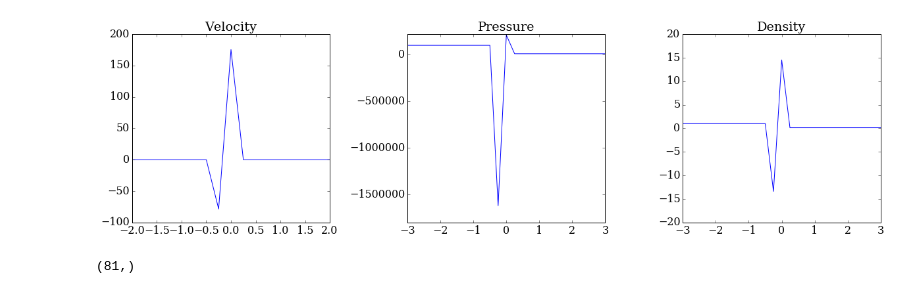
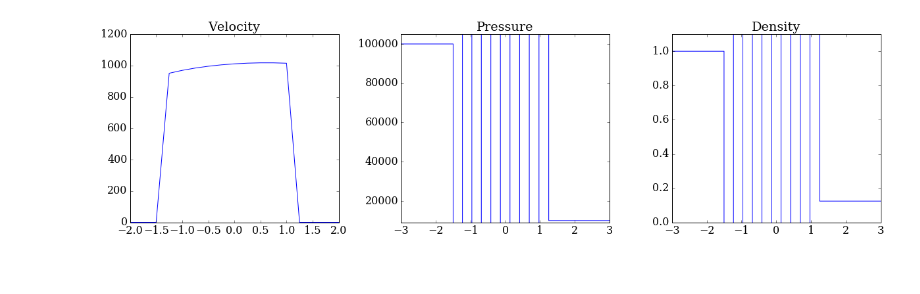
Before and after one commit to morrill/-mae6286, a Jupyter notebook: module_3/sods_shock_tube.ipynb, the cells around one changed output. Drawn from its saved outputs; the diff is of its cells as text; code cells hidden in the pictures.

```diff
--- a/module_3/sods_shock_tube.ipynb
+++ b/module_3/sods_shock_tube.ipynb
@@ -24,11 +24,11 @@ def init_cond(nx):
     """
     # initialize rho
     rho_init = numpy.zeros(nx)
-    rho_init[:int((nx-1)/2)] = 1. # left side density = 1 kg/m^3
+    rho_init[:int((nx-1)/2)] = 1.    # left side density = 1 kg/m^3
     rho_init[int((nx-1)/2):] = 0.125 # right side density = 0.125 kg/m^3
 
     # initialize u
-    u_init = numpy.zeros(nx)
+    u_init = numpy.zeros(nx) # all velocity is initially zero
 
     #initialize pressure
     p_init = numpy.zeros(nx)
@@ -37,8 +37,8 @@ def init_cond(nx):
 
     # initialize u
     u = numpy.ndarray(shape=(3, nx))
-    u[0,:] = rho_init       # puts rho_init into each rho to clear junk
-    u[1,:] = rho_init*u_init# same for rho*u
+    u[0,:] = rho_init         # puts rho_init into each row to clear junk
+    u[1,:] = rho_init*u_init  # same for rho*u and rho*e_t:
     u[2,:] = rho_init*(p_init/((gamma-1)*rho_init) + u_init**2/2)
     return u
 
@@ -48,8 +48,8 @@ def computeF(u):
     u2 = u[1]
     u3 = u[2]
     return numpy.array([u2,
-                        u2**2/2 + (gamma-1)*(u3 - 1/2*u2**2/u1),
-                        (u3 + (gamma - 1)*(u3 - 1/2*u2**2/u1))*u2/u1])
+                        u2**2/u1 + (gamma-1)*(u3 - 0.5*u2**2/u1),
+                        (u3 + (gamma - 1)*(u3 - 0.5*u2**2/u1))*(u2/u1)])
 
 # Richtmyer method
 def richtmyer(u, dx, dt, nt):
@@ -66,11 +66,11 @@ def richtmyer(u, dx, dt, nt):
 
     for t in range(1,nt):
         # first step
-        F_half[:,:] = computeF(u_n[:,t,:])
-        u_half[:,:-1] = 0.5*(u_n[:,t,1:] + u_n[:,t,:-1]) - dt/(2*dx)*(F_half[:,1:] - F_half[:,:-1])
+        F_half[:,:] = computeF(u[:,:])
+        u_half[:,:-1] = 0.5*(u[:,1:] + u[:,:-1]) - dt/(2*dx)*(F_half[:,1:] - F_half[:,:-1])
         # second step
         F = computeF(u_half)
-        u_n[:,t,1:] = u[:,1:] - dt/dx*(F[:,1:] - F[:,:-1])
+        u_n[:,t,1:] = u[:,:-1] - dt/dx*(F[:,1:] - F[:,:-1])
         u = u_n[:,t].copy()
     return u_n
 # %%
@@ -85,31 +85,31 @@ velocity = numpy.zeros(nx)
 velocity = u_n[1,time_ind,:]/u_n[0,time_ind,:]
 
 pressure = numpy.zeros(nx)
-pressure = (gamma - 1)*(u_n[2,time_ind,:] - u_n[1,time_ind,:]**2/2)
+pressure = (gamma - 1)*(u_n[2,time_ind,:] - 0.5*u_n[1,time_ind,:]**2/u_n[0,time_ind,:])
 
 density = numpy.zeros(nx)
 density = u_n[0,time_ind,:]
 # %%
 fig = pyplot.figure(figsize=(17,5));
 ax1 = fig.add_subplot(1,3,1)
 ax2 = fig.add_subplot(1,3,2)
 ax3 = fig.add_subplot(1,3,3)
 
 ax1.set_title('Velocity')
 ax1.set_xlim([-2,2])
-ax1.set_ylim([-100,200])
+ax1.set_ylim([-1,1200])
 ax1.plot(x,velocity)
 
 ax2.set_title('Pressure')
 ax2.set_xlim([-3,3])
-ax2.set_ylim([-180e4,220e3])
+ax2.set_ylim([9e3,105e3])
 ax2.plot(x,pressure)
 
 ax3.set_title('Density')
 ax3.set_xlim([-3,3])
-ax3.set_ylim([-20,20])
+ax3.set_ylim([0,1.1])
 ax3.plot(x,density);
 
 pyplot.tight_layout()
 # %% [output]
-[figure, old version]
+[figure, new version]
@@ -135,4 +115,0 @@ for t in range(1,nt):
-# %%
-numpy.shape(u_n[1,time_ind,:]/u_n[0,time_ind,:])
-# %% [output]
-(81,)
```
Also changed, not shown: parts of 6 cells of this notebook.
